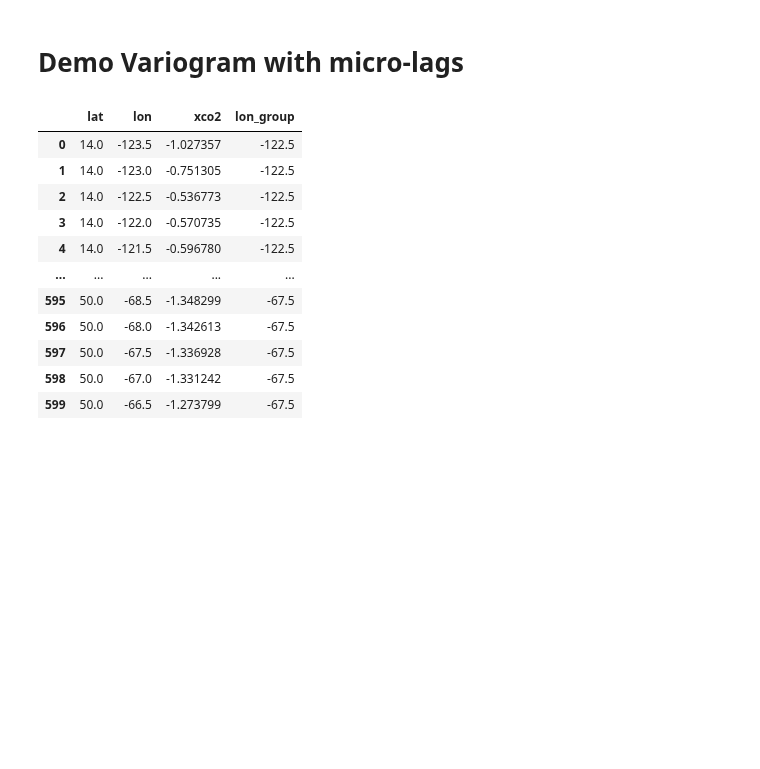
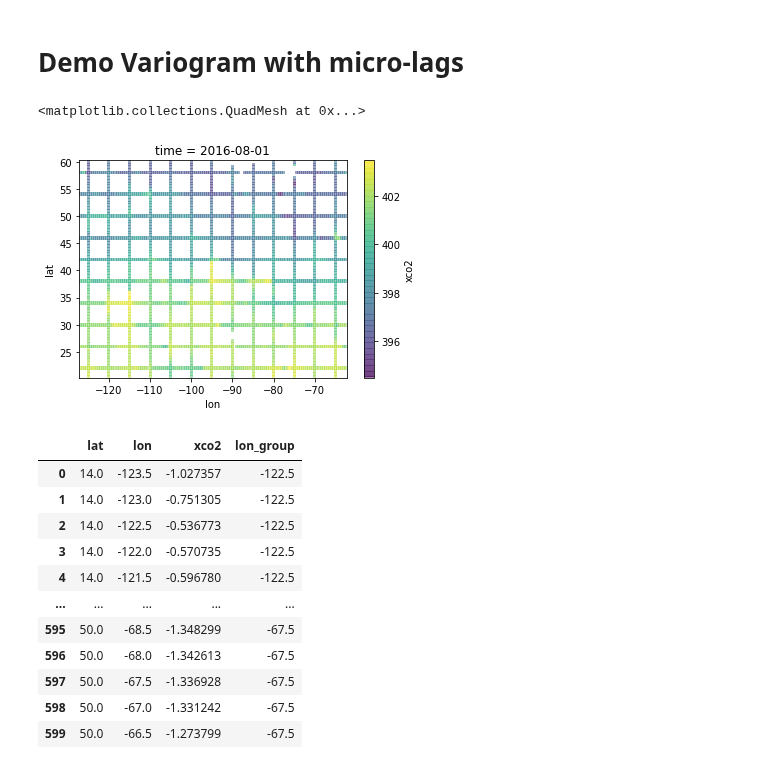
Before and after one commit to 91Mrwu/sif-xco2-cokriging, a Jupyter notebook: research/variogram_microlag_demo.ipynb, the cells around one changed output. Drawn from its saved outputs; the diff is of its cells as text; code cells hidden in the pictures; blank space fills up the shorter version.

```diff
--- a/research/variogram_microlag_demo.ipynb
+++ b/research/variogram_microlag_demo.ipynb
@@ -20,7 +20,7 @@ import spatial_tools
 import fields
 import variogram as vgm
 # %%
-ds = xr.open_dataset("../data/exp_pro/OCO2_4x5deg_monthly_conus_microlag.nc")
+ds = xr.open_dataset("../data/exp_pro/OCO2_4x5deg_monthly_conus_augmented.nc")
 
 # Format as multi-fields
 ds_xco2 = ds[["xco2", "xco2_var"]]
@@ -31,3 +33,9 @@ cross_name = "xco2:sif"
+# %%
+da = ds_xco2.xco2.sel(time="2016-08-01")
+da.T.plot(alpha=0.5)
+# %% [output]
+<matplotlib.collections.QuadMesh at 0x...>
+[figure, added]
 # %%
 # Analysis variables
 month = 8
```
Also changed, not shown: parts of 1 cell of this notebook, 8 other files.
